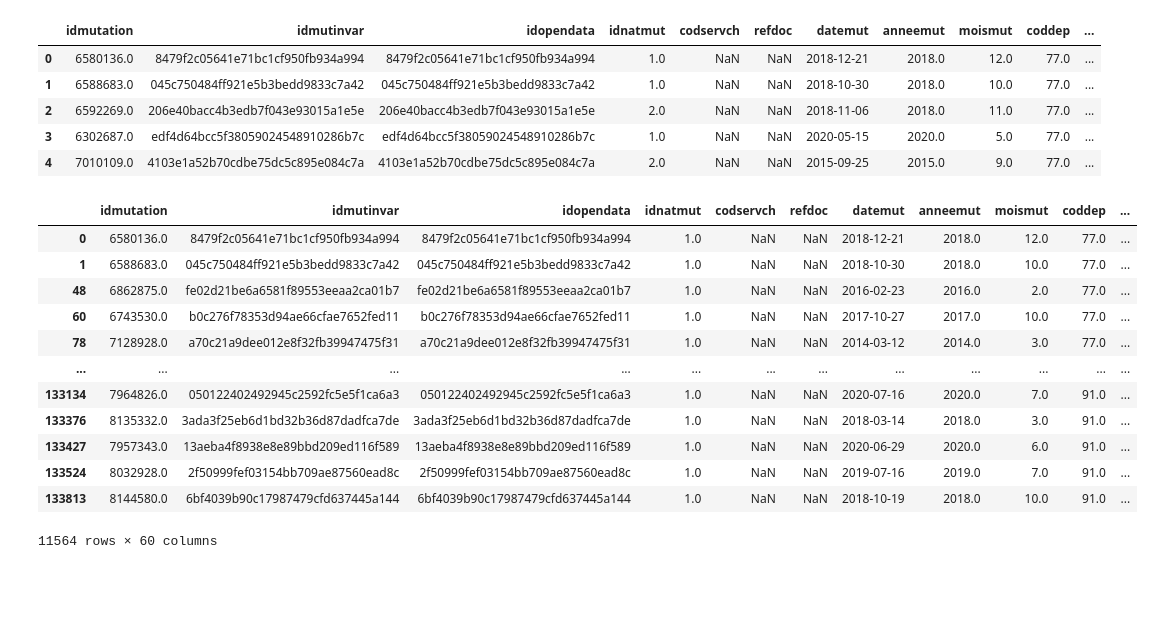
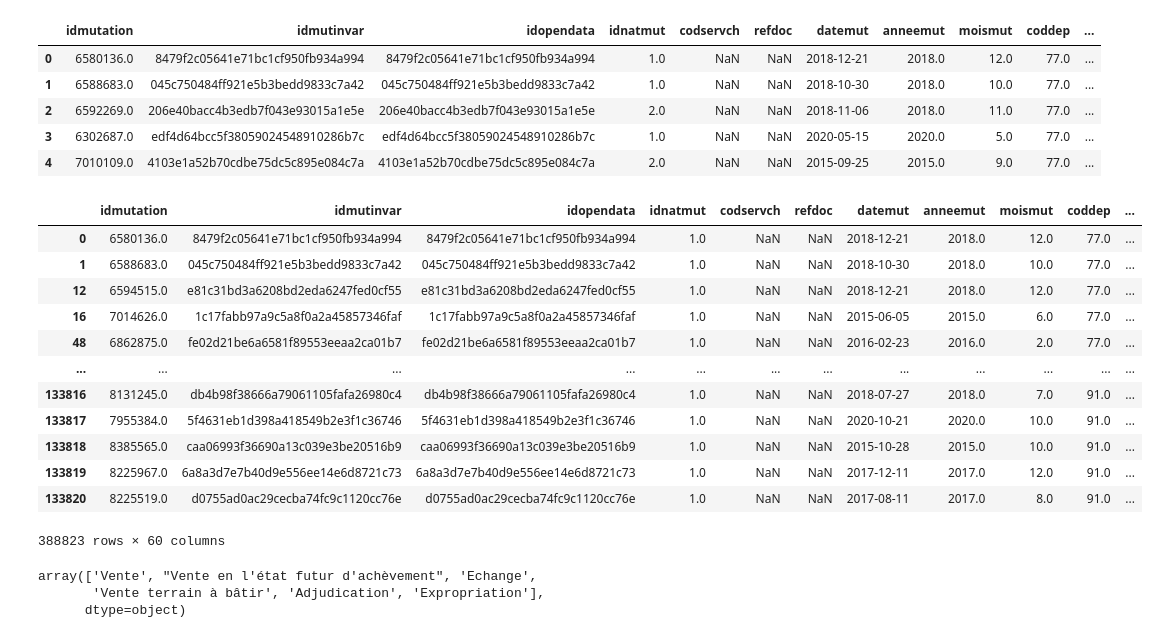
Before and after one commit to alexis-violeau/Augmented-Proposal---Challenge-Eleven, a Jupyter notebook: notebook_test.ipynb, the cells around one changed output. Cells and saved outputs as stored; diff of their text form; code cells hidden in the pictures; blank space fills up the shorter version.

```diff
--- a/notebook_test.ipynb
+++ b/notebook_test.ipynb
@@ -41,21 +41,21 @@ df.head()
 | 3 | 6302687.0 | edf4d64bcc5f38059024548910286b7c | edf4d64bcc5f38059024548910286b7c | 1.0 | NaN | NaN | 2020-05-15 | 2020.0 | 5.0 | 77.0 | ... |
 | 4 | 7010109.0 | 4103e1a52b70cdbe75dc5c895e084c7a | 4103e1a52b70cdbe75dc5c895e084c7a | 2.0 | NaN | NaN | 2015-09-25 | 2015.0 | 9.0 | 77.0 | ... |
 # %%
-df[df['nbsection']>1]
+df[df['nblot']==0]
 # %% [output]
 |  | idmutation | idmutinvar | idopendata | idnatmut | codservch | refdoc | datemut | anneemut | moismut | coddep | ... |
 | 0 | 6580136.0 | 8479f2c05641e71bc1cf950fb934a994 | 8479f2c05641e71bc1cf950fb934a994 | 1.0 | NaN | NaN | 2018-12-21 | 2018.0 | 12.0 | 77.0 | ... |
 | 1 | 6588683.0 | 045c750484ff921e5b3bedd9833c7a42 | 045c750484ff921e5b3bedd9833c7a42 | 1.0 | NaN | NaN | 2018-10-30 | 2018.0 | 10.0 | 77.0 | ... |
+| 12 | 6594515.0 | e81c31bd3a6208bd2eda6247fed0cf55 | e81c31bd3a6208bd2eda6247fed0cf55 | 1.0 | NaN | NaN | 2018-12-21 | 2018.0 | 12.0 | 77.0 | ... |
+| 16 | 7014626.0 | 1c17fabb97a9c5a8f0a2a45857346faf | 1c17fabb97a9c5a8f0a2a45857346faf | 1.0 | NaN | NaN | 2015-06-05 | 2015.0 | 6.0 | 77.0 | ... |
 | 48 | 6862875.0 | fe02d21be6a6581f89553eeaa2ca01b7 | fe02d21be6a6581f89553eeaa2ca01b7 | 1.0 | NaN | NaN | 2016-02-23 | 2016.0 | 2.0 | 77.0 | ... |
-| 60 | 6743530.0 | b0c276f78353d94ae66cfae7652fed11 | b0c276f78353d94ae66cfae7652fed11 | 1.0 | NaN | NaN | 2017-10-27 | 2017.0 | 10.0 | 77.0 | ... |
-| 78 | 7128928.0 | a70c21a9dee012e8f32fb39947475f31 | a70c21a9dee012e8f32fb39947475f31 | 1.0 | NaN | NaN | 2014-03-12 | 2014.0 | 3.0 | 77.0 | ... |
 | ... | ... | ... | ... | ... | ... | ... | ... | ... | ... | ... | ... |
-| 133134 | 7964826.0 | 050122402492945c2592fc5e5f1ca6a3 | 050122402492945c2592fc5e5f1ca6a3 | 1.0 | NaN | NaN | 2020-07-16 | 2020.0 | 7.0 | 91.0 | ... |
-| 133376 | 8135332.0 | 3ada3f25eb6d1bd32b36d87dadfca7de | 3ada3f25eb6d1bd32b36d87dadfca7de | 1.0 | NaN | NaN | 2018-03-14 | 2018.0 | 3.0 | 91.0 | ... |
-| 133427 | 7957343.0 | 13aeba4f8938e8e89bbd209ed116f589 | 13aeba4f8938e8e89bbd209ed116f589 | 1.0 | NaN | NaN | 2020-06-29 | 2020.0 | 6.0 | 91.0 | ... |
-| 133524 | 8032928.0 | 2f50999fef03154bb709ae87560ead8c | 2f50999fef03154bb709ae87560ead8c | 1.0 | NaN | NaN | 2019-07-16 | 2019.0 | 7.0 | 91.0 | ... |
-| 133813 | 8144580.0 | 6bf4039b90c17987479cfd637445a144 | 6bf4039b90c17987479cfd637445a144 | 1.0 | NaN | NaN | 2018-10-19 | 2018.0 | 10.0 | 91.0 | ... |
+| 133816 | 8131245.0 | db4b98f38666a79061105fafa26980c4 | db4b98f38666a79061105fafa26980c4 | 1.0 | NaN | NaN | 2018-07-27 | 2018.0 | 7.0 | 91.0 | ... |
+| 133817 | 7955384.0 | 5f4631eb1d398a418549b2e3f1c36746 | 5f4631eb1d398a418549b2e3f1c36746 | 1.0 | NaN | NaN | 2020-10-21 | 2020.0 | 10.0 | 91.0 | ... |
+| 133818 | 8385565.0 | caa06993f36690a13c039e3be20516b9 | caa06993f36690a13c039e3be20516b9 | 1.0 | NaN | NaN | 2015-10-28 | 2015.0 | 10.0 | 91.0 | ... |
+| 133819 | 8225967.0 | 6a8a3d7e7b40d9e556ee14e6d8721c73 | 6a8a3d7e7b40d9e556ee14e6d8721c73 | 1.0 | NaN | NaN | 2017-12-11 | 2017.0 | 12.0 | 91.0 | ... |
+| 133820 | 8225519.0 | d0755ad0ac29cecba74fc9c1120cc76e | d0755ad0ac29cecba74fc9c1120cc76e | 1.0 | NaN | NaN | 2017-08-11 | 2017.0 | 8.0 | 91.0 | ... |
-11564 rows × 60 columns
+388823 rows × 60 columns
 # %%
 col = [#'idmutation', identifiant
        #'idmutinvar', identifiant
@@ -117,3 +117,9 @@ col = [#'idmutation', identifiant
        'libtypbien',
        'latitude', # To plot the map
        'longitude'] # To plot the map
+# %%
+df['libnatmut'].unique()
+# %% [output]
+array(['Vente', "Vente en l'état futur d'achèvement", 'Echange',
+       'Vente terrain à bâtir', 'Adjudication', 'Expropriation'],
+      dtype=object)
```
Also changed, not shown: parts of 3 cells of this notebook.
